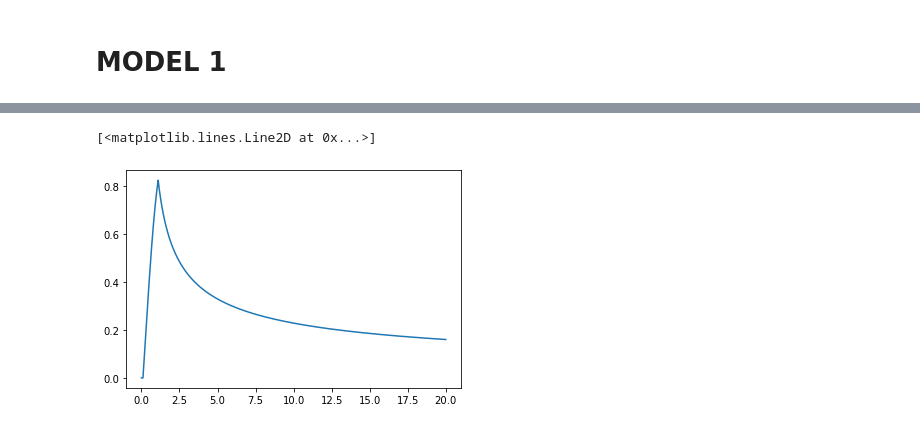
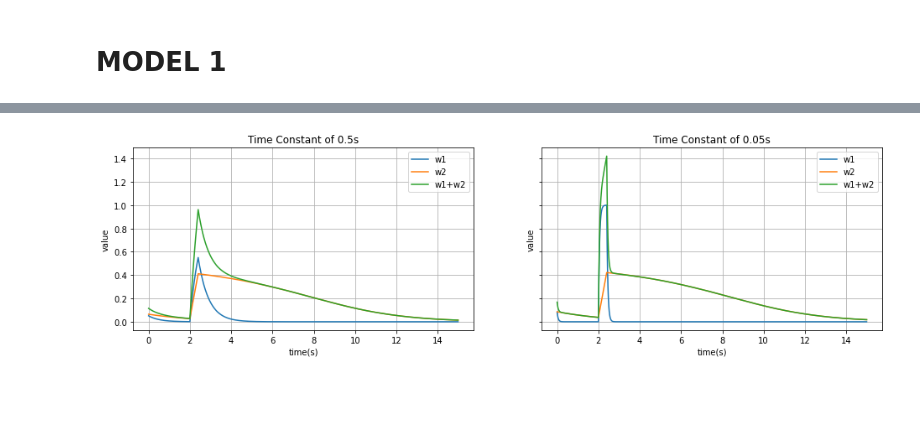
Before and after one commit to bramantyois/synaptic_tagging, a Jupyter notebook: tagging_model_1.ipynb, the cells around one changed output, grey strips where cells are left out. Drawn from its saved outputs; the diff is of its cells as text; code cells hidden in the pictures; blank space fills up the shorter version.

```diff
--- a/tagging_model_1.ipynb
+++ b/tagging_model_1.ipynb
@@ -32,5 +79,5 @@ def syntag1(y, t, tau_w, stim_func, protein_func):
 # %%
-DEL_STIM = 0.5
+DEL_STIM_1 = 0.4
 
-STIM_START = 0.2
-STIM_STOP = STIM_START + DEL_STIM
+STIM_START = 2
+STIM_STOP = STIM_START + DEL_STIM_1
@@ -103,5 +83,0 @@ def syntag2(y, t, tc_short, tc_long, stim_func, dopa_func):
-# %%
-DEL_STIM = 1
-
-STIM_START = 0.1
-STIM_STOP = STIM_START + DEL_STIM
@@ -132,5 +84,16 @@ plt.plot(t, sol2[:, 0])
-# %%
-plt.plot(t, sol2[:, 1])
-# %% [output]
-[<matplotlib.lines.Line2D at 0x...>]
-[figure, removed]
+# %%
+TAU_W1 = 0.5
+
+t, sol1 = integrate(stim_start=STIM_START, stim_stop=STIM_STOP, tau_w=TAU_W1)
+# %%
+TAU_W2= 0.05
+
+t, sol2 = integrate(stim_start=STIM_START, stim_stop=STIM_STOP, tau_w=TAU_W2)
+# %%
+fig, axs = plt.subplots(1, 2, sharey=True)
+fig.set_size_inches(16, 4)
+
+plot_trajectory(axs[0], t, sol1, title='Time Constant of {}s'.format(TAU_W1))
+plot_trajectory(axs[1], t, sol2, title='Time Constant of {}s'.format(TAU_W2))
+# %% [output]
+[figure, added]
```
Also changed, not shown: parts of 17 cells of this notebook, 4 other files.
